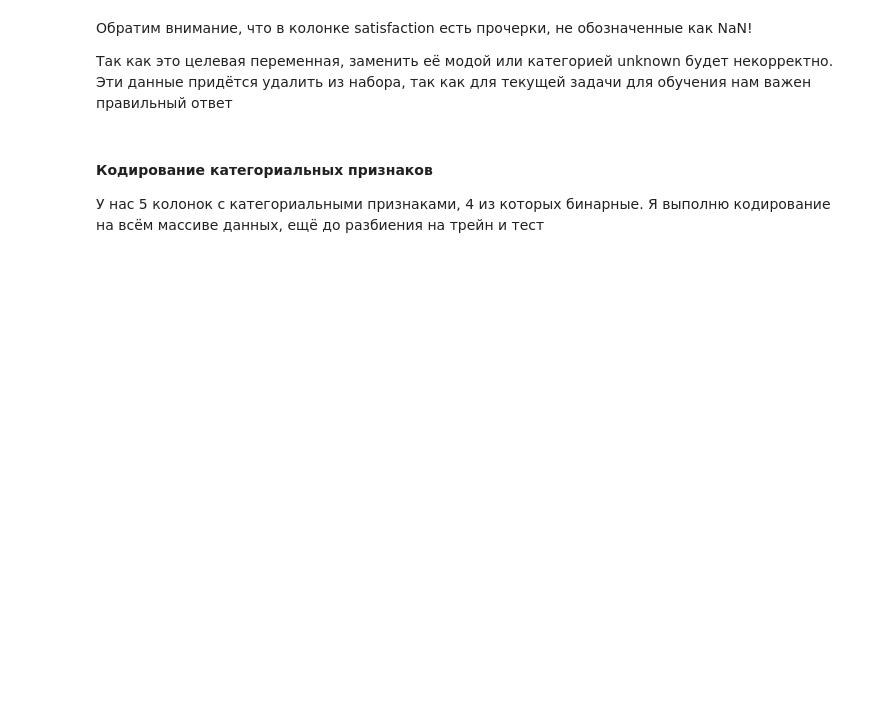
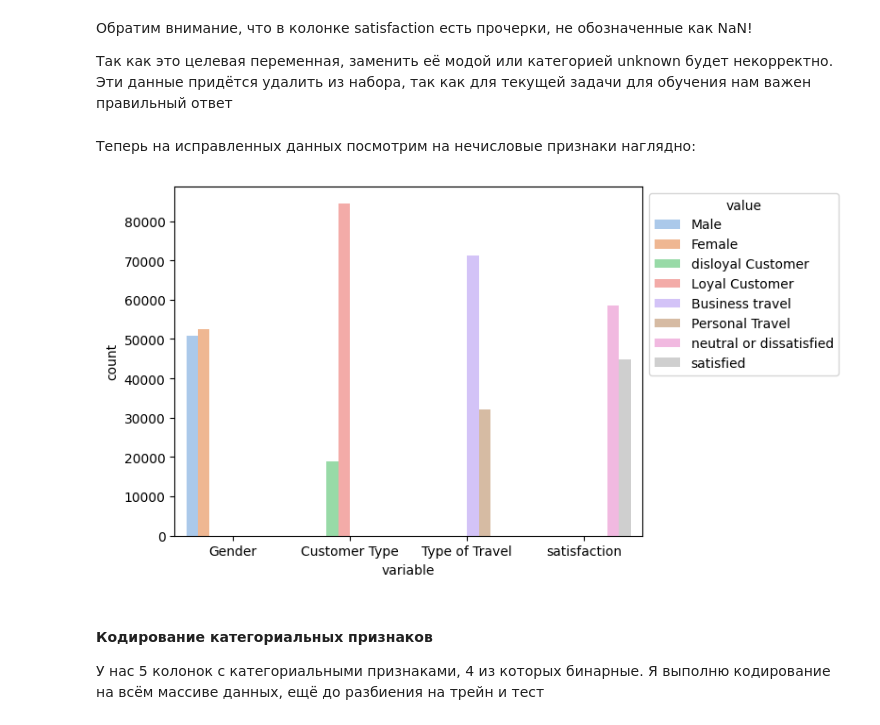
Before and after one commit to alla-g/ml_bootcamp_hw, a Jupyter notebook: Flight_satisfaction.ipynb, the cells around one changed output. Cells and saved outputs as stored; diff of their text form; code cells hidden in the pictures; blank space fills up the shorter version.

```diff
--- a/Flight_satisfaction.ipynb
+++ b/Flight_satisfaction.ipynb
@@ -353,6 +353,14 @@ df.dropna(subset = object_cols, inplace=True)
 Так как это целевая переменная, заменить её модой или категорией unknown будет некорректно. Эти данные придётся удалить из набора, так как для текущей задачи для обучения нам важен правильный ответ
 # %%
 df = df[df['satisfaction'] != '-']
+# %% [markdown]
+Теперь на исправленных данных посмотрим на нечисловые признаки наглядно:
+# %%
+c = sns.countplot(x='variable', hue='value', data=pd.melt(df[['Gender', 'Customer Type', 'Type of Travel', 'satisfaction']]), palette='pastel')
+sns.move_legend(c, 'upper left', bbox_to_anchor=(1, 1))
+plt.show()
+# %% [output]
+[figure, added]
 # %% [markdown]
 #### Кодирование категориальных признаков
 У нас 5 колонок с категориальными признаками, 4 из которых бинарные. Я выполню кодирование на всём массиве данных, ещё до разбиения на трейн и тест
```
Also changed, not shown: parts of 3 cells of this notebook.
